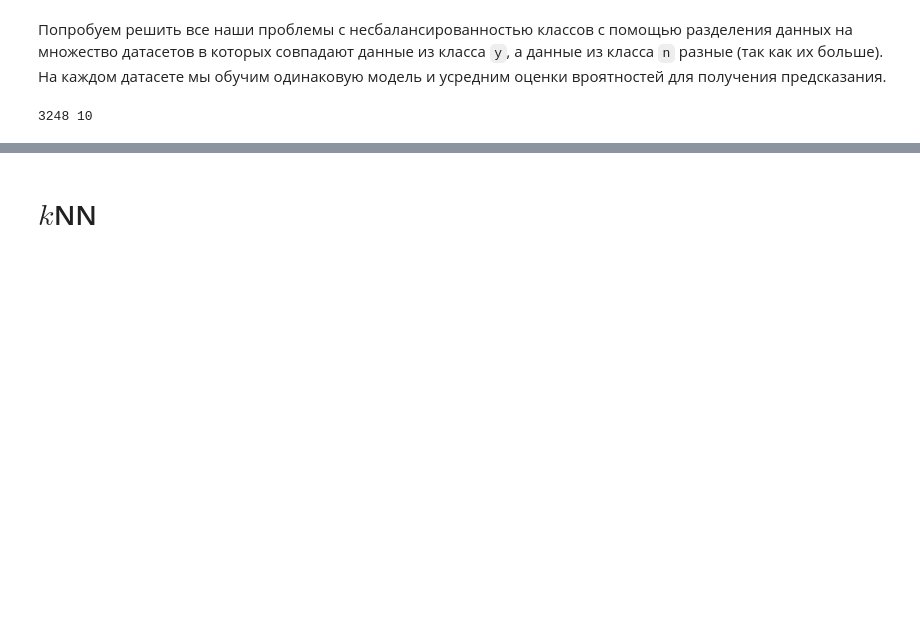
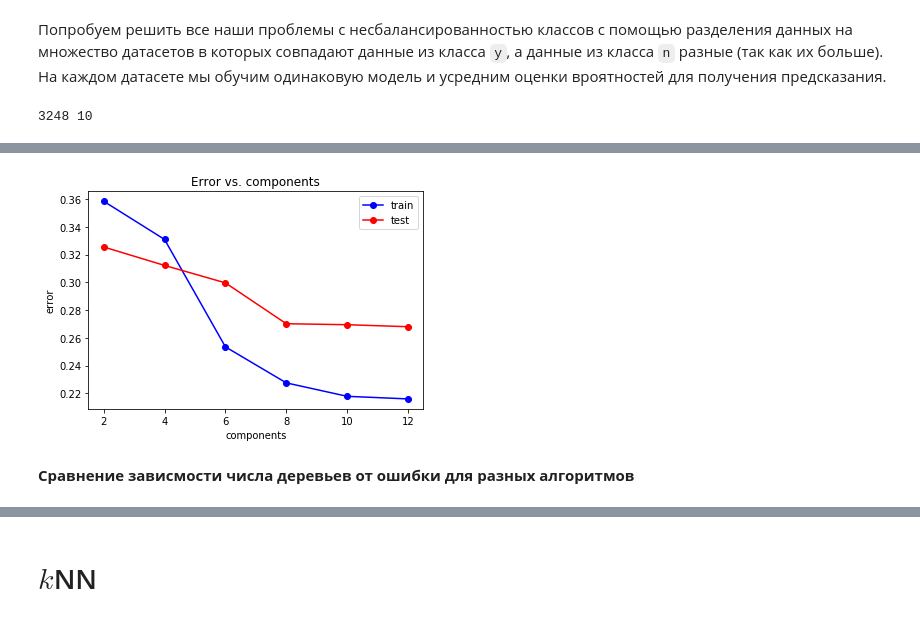
Before and after one commit to IlyaKiparenko/ML, a Jupyter notebook: Lab1_ML.ipynb, the cells around one changed output, grey strips where cells are left out. Cells and saved outputs as stored; diff of their text form; code cells hidden in the pictures; blank space fills up the shorter version.

```diff
--- a/Lab1_ML.ipynb
+++ b/Lab1_ML.ipynb
@@ -668,5 +675,5 @@ print(y_len, steps)
 # %%
-class ensemble:
+class my_ensemble:
     def __init__(self, models):
         self.models = models
         self.n = len(models)
@@ -728,0 +776,11 @@ Test confuse
+# %%
+models = []
+from sklearn.neural_network import MLPClassifier
+for i in range(steps):
+    model = MLPClassifier(alpha = 10**-5, #best_alpha,
+                          hidden_layer_sizes = (10, 10, 10), #= best_neurons,
+                          solver = 'adam',
+                          activation = 'logistic',
+                          random_state = 42)
+    models.append(model)
+model_ens_2d = my_ensemble(models)
@@ -728,0 +789,17 @@ Test confuse
+# %%
+from sklearn.metrics import confusion_matrix
+
+all_train_data_2d = pca2.transform(all_train_data)
+all_train_labels = all_data['y']
+
+y_train_pred = model_ens_2d.predict([all_train_data_2d])
+y_test_pred = model_ens_2d.predict([test_data_2d])
+err_train = np.mean(all_train_labels != y_train_pred)
+print("Train error/score", err_train, 1 - err_train)
+err_test = np.mean(test_labels != y_test_pred)
+print("Test  error/score", err_test, 1 - err_test)
+
+print("Train confuse\n", confusion_matrix(all_train_labels, y_train_pred))
+test_confuse = confusion_matrix(test_labels, y_test_pred)
+print("Test confuse\n", test_confuse)
+test_confuse[1,1]/test_confuse[1,:].sum()
@@ -728,0 +895,12 @@ Test confuse
+# %%
+plt.plot(possible_components, all_pca_train_err, 'b-o', label = 'train')
+plt.plot(possible_components, all_pca_test_err, 'r-o', label = 'test')
+plt.title('Error vs. components')
+plt.xlabel('components')
+plt.ylabel('error')
+plt.legend()
+pass
+# %% [output]
+[figure, added]
+# %% [markdown]
+**Сравнение зависмости числа деревьев от ошибки для разных алгоритмов**
```
Also changed, not shown: parts of 34 cells of this notebook.
